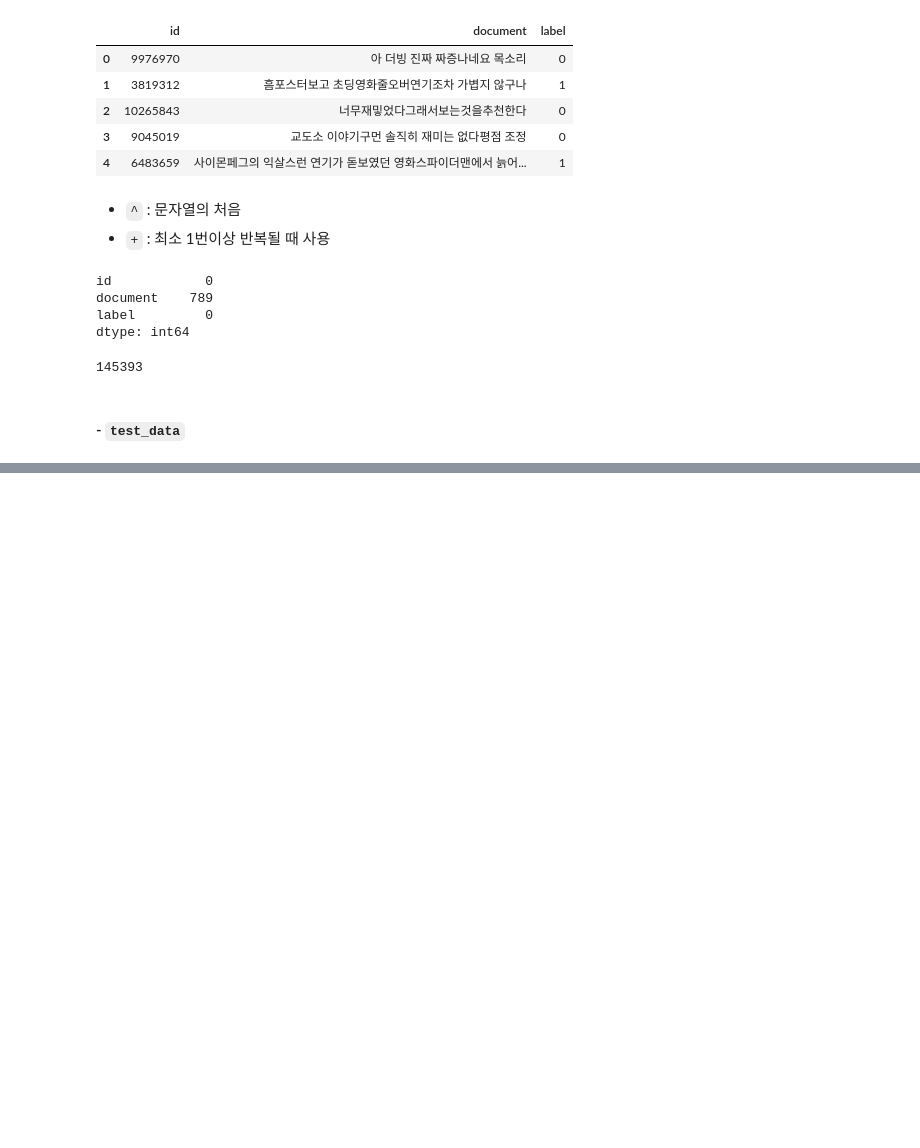
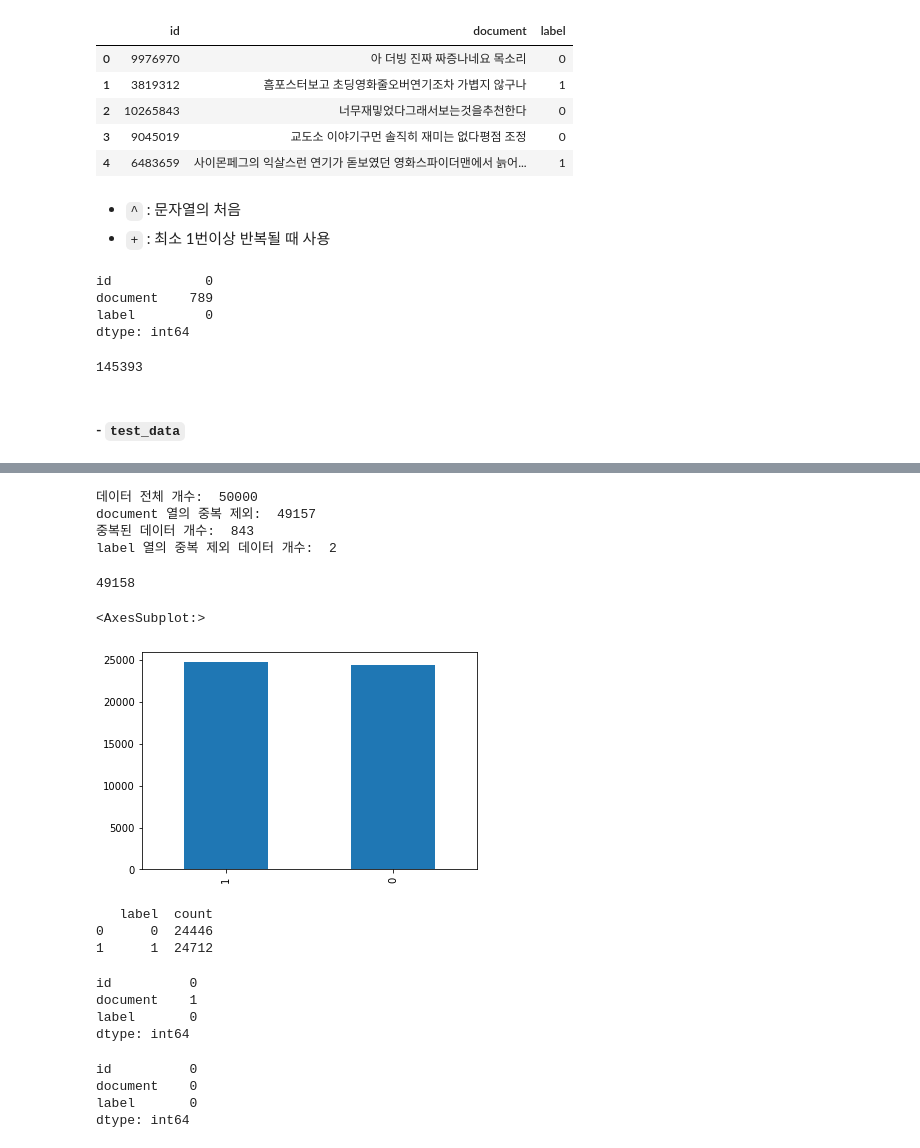
Before and after one commit to youngai1112/HK_Project, a Jupyter notebook: 7_자연어처리/01_네이버영화리뷰.ipynb, the cells around one changed output, grey strips where cells are left out. Drawn from its saved outputs; the diff is of its cells as text; code cells hidden in the pictures; blank space fills up the shorter version.

Commit message:
test_data 데이터 전처리 완료

```diff
--- a/7_자연어처리/01_네이버영화리뷰.ipynb
+++ b/7_자연어처리/01_네이버영화리뷰.ipynb
@@ -177,0 +191,38 @@ print(len(train_data))
+# %%
+# test_data의 데이터 중복 여부 확인
+print("데이터 전체 개수: ", len(test_data))
+print("document 열의 중복 제외: ", test_data["document"].nunique())
+print("중복된 데이터 개수: ", len(test_data)- test_data["document"].nunique())
+print("label 열의 중복 제외 데이터 개수: ", test_data["label"].nunique())
+# %% [output]
+데이터 전체 개수:  50000
+document 열의 중복 제외:  49157
+중복된 데이터 개수:  843
+label 열의 중복 제외 데이터 개수:  2
+# %%
+test_data.drop_duplicates(subset=["document"], inplace=True)
+# %%
+len(test_data)
+# %% [output]
+49158
+# %%
+# label 분포 확인
+test_data["label"].value_counts().plot(kind="bar")
+# %% [output]
+<AxesSubplot:>
+[figure, added]
+# %%
+# 레이블 분포 균등한지 확인
+print(test_data.groupby("label").size().reset_index(name="count"))
+# %% [output]
+   label  count
+0      0  24446
+1      1  24712
+# %%
+# Null 값 샘플 확인
+test_data.isnull().sum()
+# %% [output]
+id          0
+document    1
+label       0
+dtype: int64
@@ -177,0 +232,7 @@ print(len(train_data))
+# %%
+test_data.isnull().sum()
+# %% [output]
+id          0
+document    0
+label       0
+dtype: int64
```
Also changed, not shown: parts of 7 cells of this notebook.
